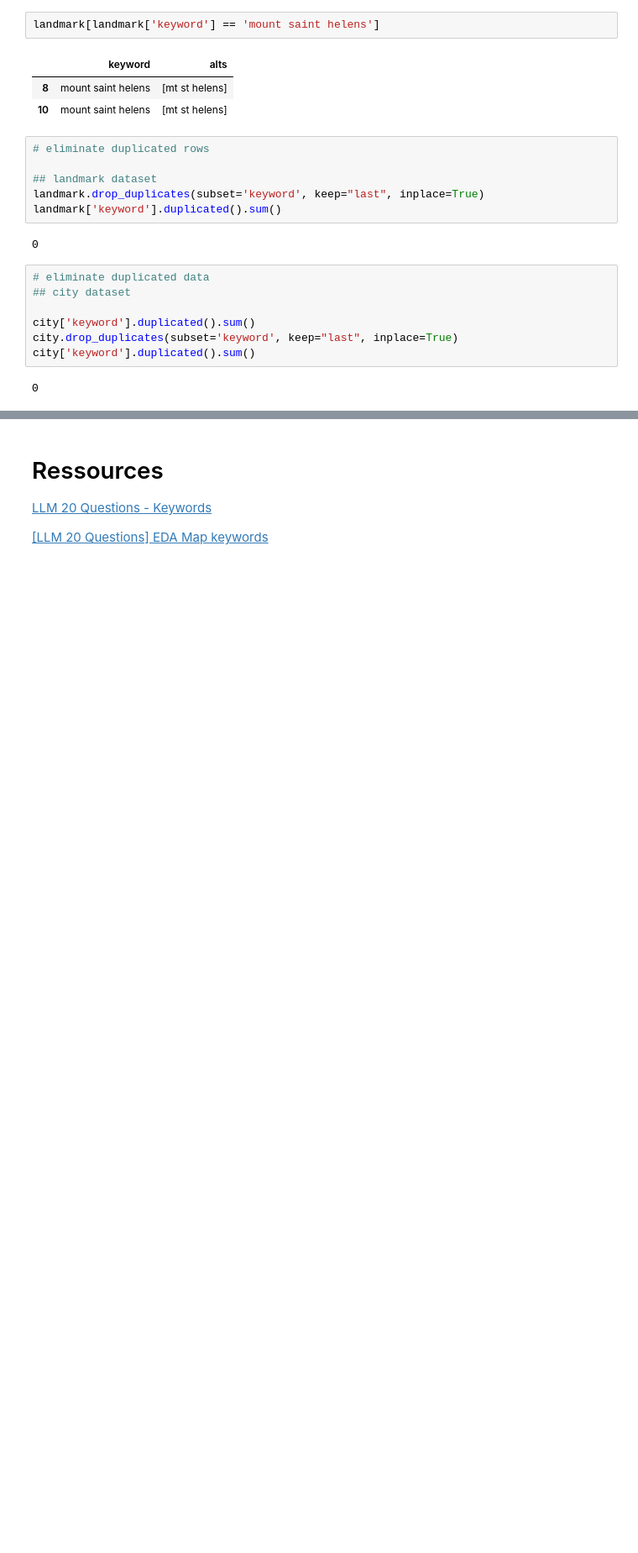
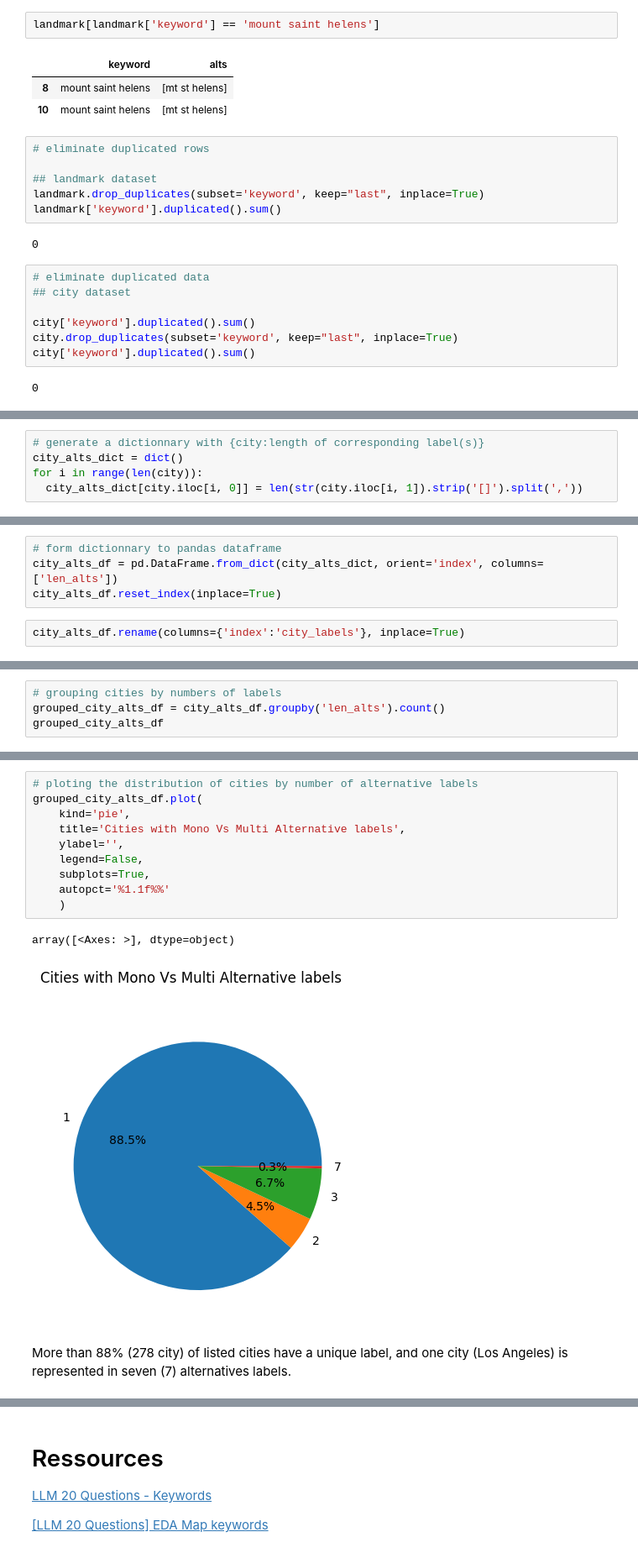
Before and after one commit to mzaoualim/Kaggle_LLM_20_Questions, a Jupyter notebook: Quick_EDA.ipynb, the cells around one changed output, grey strips where cells are left out. Shown: that part at 84% size. Saved outputs shown, nothing was run; the diff lists cells and outputs as text; blank space fills up the shorter version.

```diff
--- a/Quick_EDA.ipynb
+++ b/Quick_EDA.ipynb
@@ -377,0 +318,5 @@ p.plot(kind='bar')
+# %%
+# generate a dictionnary with {city:length of corresponding label(s)}
+city_alts_dict = dict()
+for i in range(len(city)):
+  city_alts_dict[city.iloc[i, 0]] = len(str(city.iloc[i, 1]).strip('[]').split(','))
@@ -377,0 +343,6 @@ p.plot(kind='bar')
+# %%
+# form dictionnary to pandas dataframe
+city_alts_df = pd.DataFrame.from_dict(city_alts_dict, orient='index', columns=['len_alts'])
+city_alts_df.reset_index(inplace=True)
+# %%
+city_alts_df.rename(columns={'index':'city_labels'}, inplace=True)
@@ -377,0 +365,4 @@ p.plot(kind='bar')
+# %%
+# grouping cities by numbers of labels
+grouped_city_alts_df = city_alts_df.groupby('len_alts').count()
+grouped_city_alts_df
@@ -377,0 +376,15 @@ p.plot(kind='bar')
+# %%
+# ploting the distribution of cities by number of alternative labels
+grouped_city_alts_df.plot(
+    kind='pie',
+    title='Cities with Mono Vs Multi Alternative labels',
+    ylabel='',
+    legend=False,
+    subplots=True,
+    autopct='%1.1f%%'
+    )
+# %% [output]
+array([<Axes: >], dtype=object)
+[figure, added]
+# %% [markdown]
+More than 88% (278 city) of listed cities have a unique label, and one city (Los Angeles) is represented in seven (7) alternatives labels.
```
Also changed, not shown: parts of 48 cells of this notebook.
